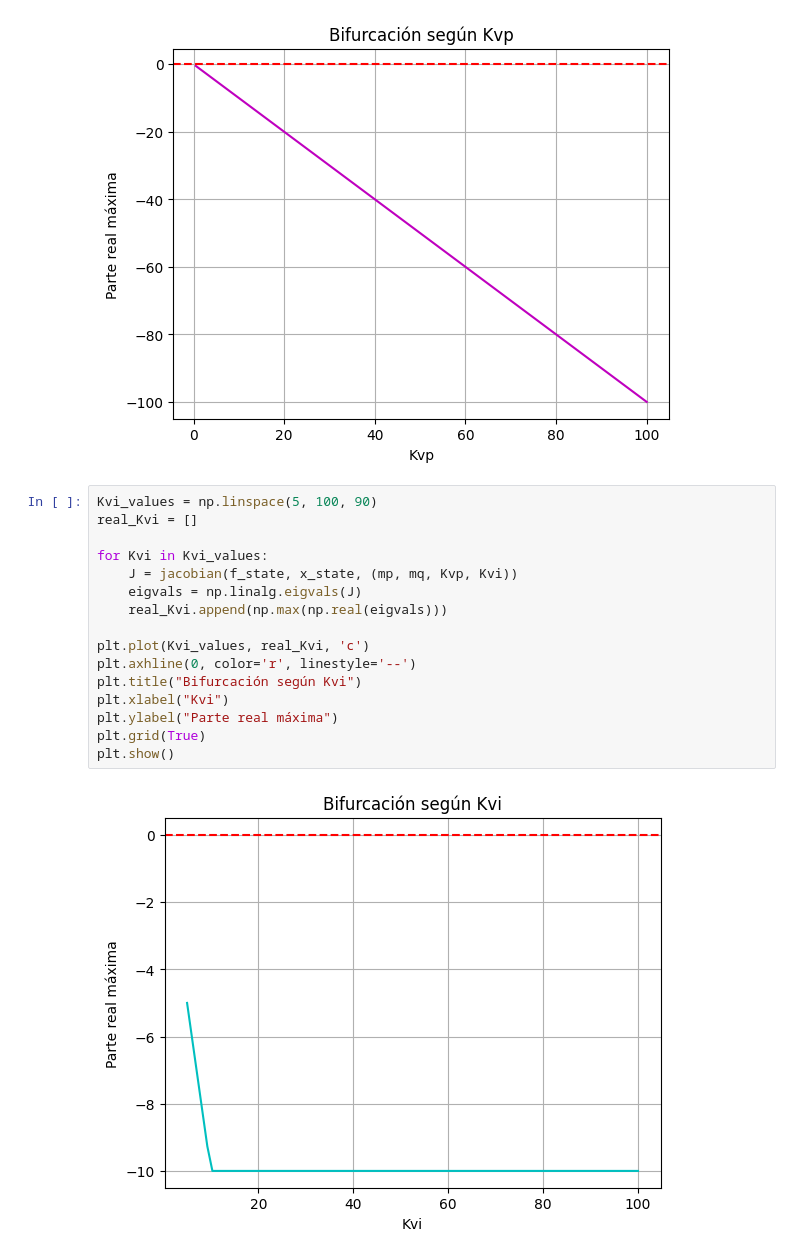
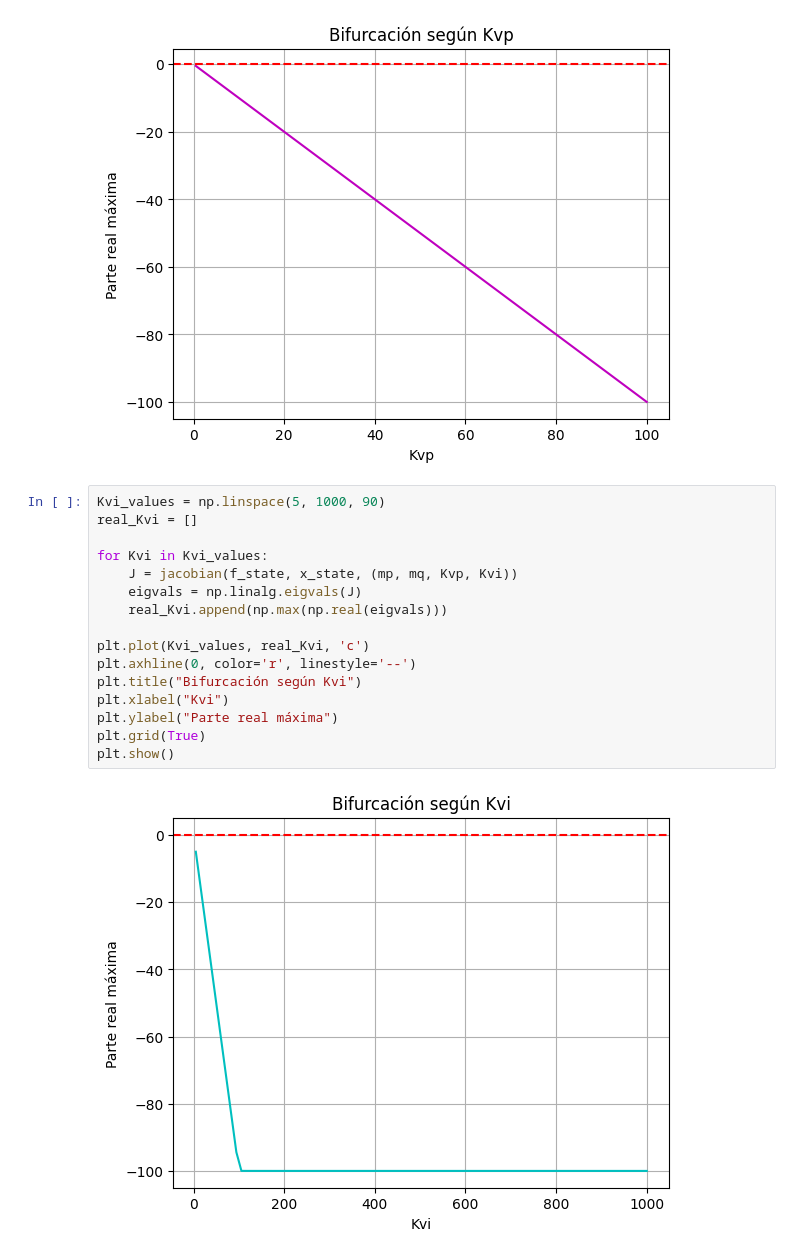
Before and after one commit to Isabela0929/Modelado-y-Simulaci-n, a Jupyter notebook: Bifurcation_analysis_of_the_islanded_micro_grid_with_constant_power_load_ILC.ipynb, the cells around one changed output. Drawn from its saved outputs; the diff is of its cells as text.

```diff
--- a/Bifurcation_analysis_of_the_islanded_micro_grid_with_constant_power_load_ILC.ipynb
+++ b/Bifurcation_analysis_of_the_islanded_micro_grid_with_constant_power_load_ILC.ipynb
@@ -420,20 +420,20 @@ plt.show()
 # %% [output]
 [figure]
 # %%
-Kvi_values = np.linspace(5, 100, 90)
+Kvi_values = np.linspace(5, 1000, 90)
 real_Kvi = []
 
 for Kvi in Kvi_values:
     J = jacobian(f_state, x_state, (mp, mq, Kvp, Kvi))
     eigvals = np.linalg.eigvals(J)
     real_Kvi.append(np.max(np.real(eigvals)))
 
 plt.plot(Kvi_values, real_Kvi, 'c')
 plt.axhline(0, color='r', linestyle='--')
 plt.title("Bifurcación según Kvi")
 plt.xlabel("Kvi")
 plt.ylabel("Parte real máxima")
 plt.grid(True)
 plt.show()
 # %% [output]
-[figure, old version]
+[figure, new version]
```
Also changed, not shown: parts of 1 cell of this notebook.
